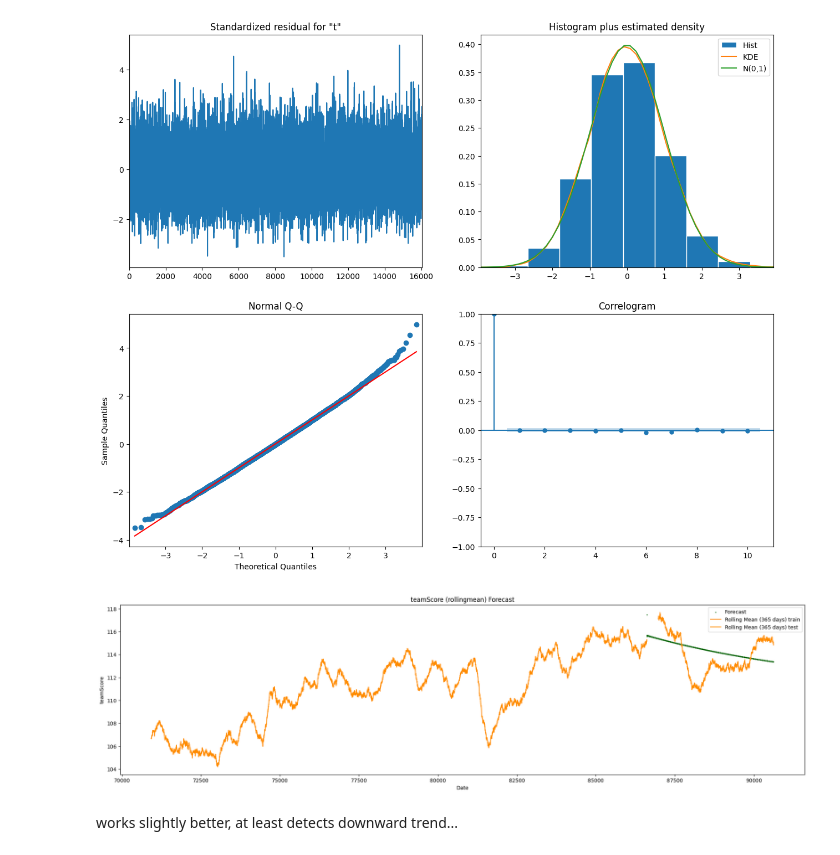
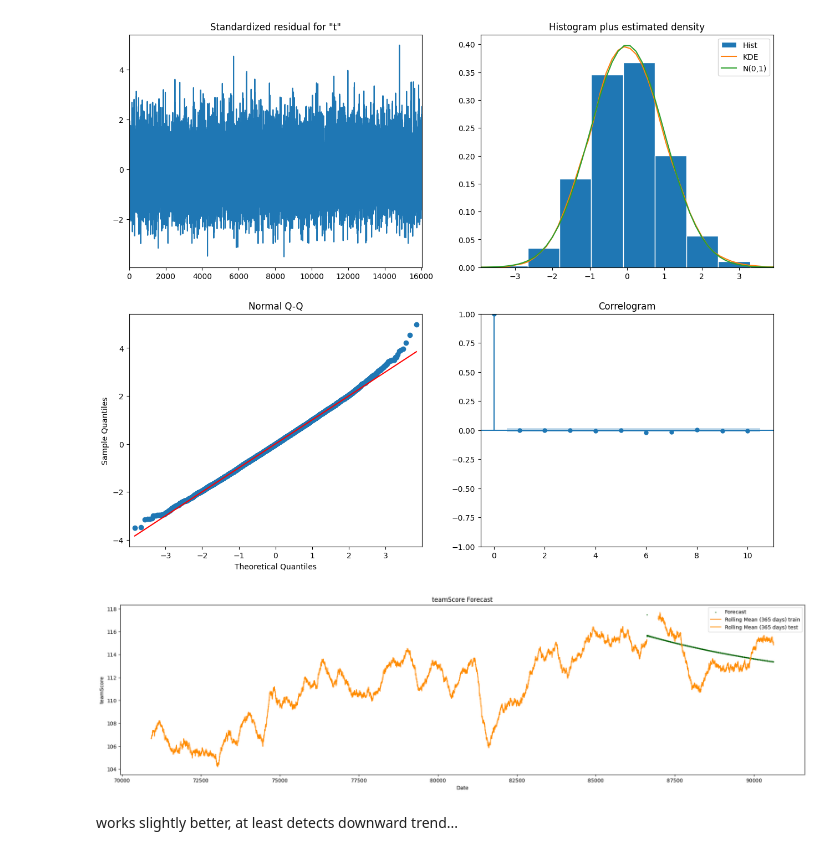
Before and after one commit to 5v3nn/uzh-esc403-data-science-project-nba, a Jupyter notebook: ts_team_prediction.ipynb, the cells around one changed output. Cells and saved outputs as stored; diff of their text form; code cells hidden in the pictures.

```diff
--- a/ts_team_prediction.ipynb
+++ b/ts_team_prediction.ipynb
@@ -404,22 +404,22 @@ forecast = arima_model_5y_fit.forecast(steps=len(test_ui))
 # %%
 # Plot the results with specified colors
 plt.figure(figsize=(24,6))
 #plt.scatter(train_ui.index, train_ui["teamScore"], label='Train', s=1)
 #plt.scatter(test_ui.index, test_ui["teamScore"], label='Test', color='#203147', s=2)
 
 plt.scatter(test_ui.index, forecast, label='Forecast', color='darkgreen', s=1)
 
 rolling_mean_train = train_ui["teamScore"].rolling(window=365).mean()
 plt.plot(train_ui.index, rolling_mean_train, label=f'Rolling Mean (365 days) train', color='darkorange')
 rolling_mean_test = test_ui["teamScore"].rolling(window=365).mean()
 plt.plot(test_ui.index, rolling_mean_test, label=f'Rolling Mean (365 days) test', color='darkorange')
 
-plt.title('teamScore (rollingmean) Forecast')
+plt.title('teamScore Forecast')
 plt.xlabel('Date')
 plt.ylabel('teamScore')
 plt.legend()
 plt.show()
 # %% [output]
-[figure, old version]
+[figure, new version]
 # %% [markdown]
 works slightly better, at least detects downward trend...
```
